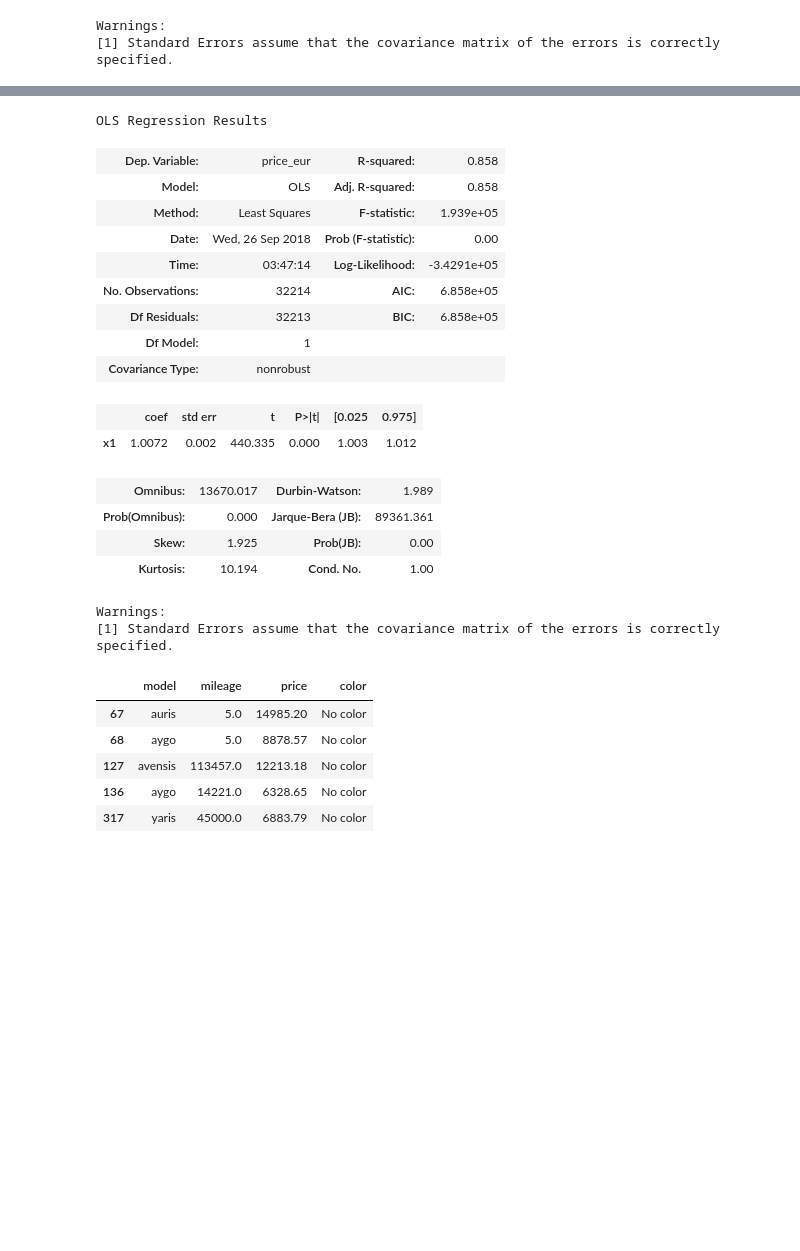
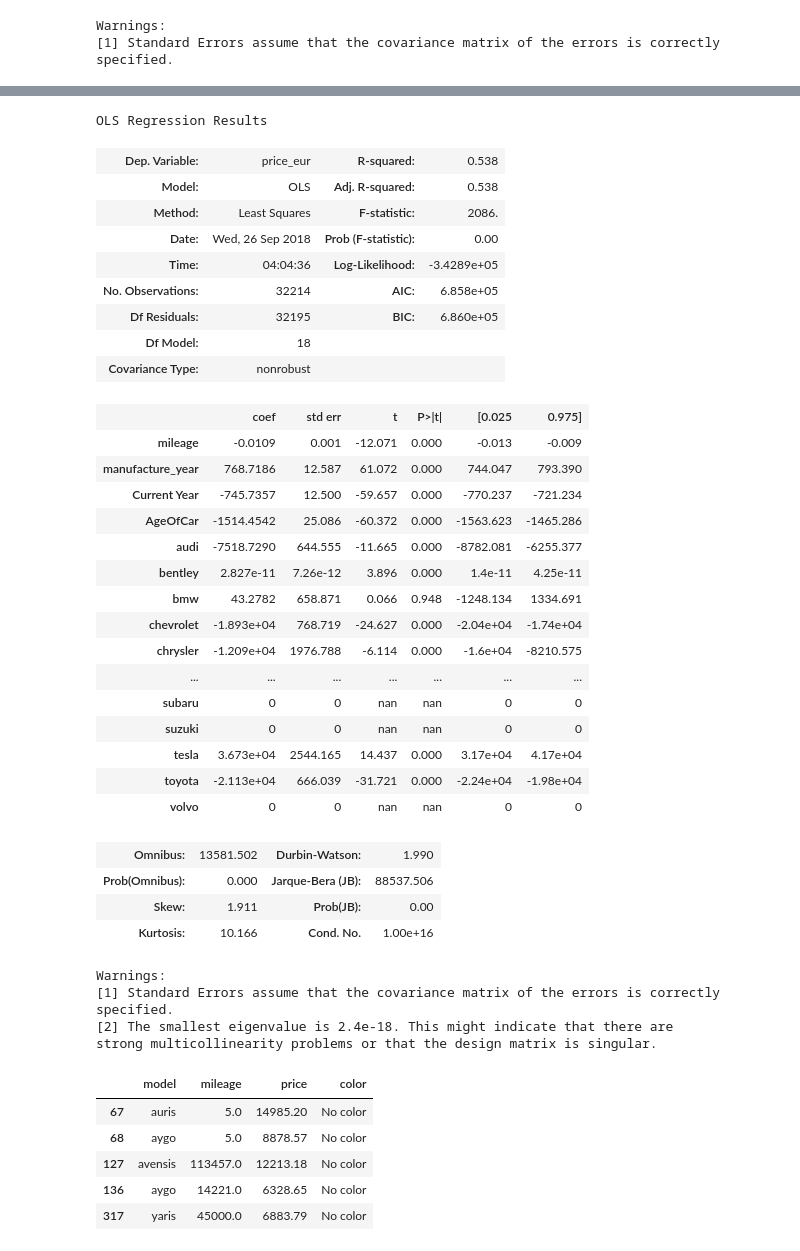
Before and after one commit to Supreethamg/CMPE257_ML, a Jupyter notebook: Linear Regression/cars_analysis_assignment_3.ipynb, the cells around one changed output, grey strips where cells are left out. Drawn from its saved outputs; the diff is of its cells as text; code cells hidden in the pictures; blank space fills up the shorter version.

```diff
--- a/Linear Regression/cars_analysis_assignment_3.ipynb
+++ b/Linear Regression/cars_analysis_assignment_3.ipynb
@@ -326,47 +326,63 @@ Warnings:
 #As we know, for a categorical ordered dataset, we cannot apply linear regression. In-order to bring in the featured variables
 #into linear regression analysis, we used one hot encoding.
 #One hot encoding is a technique where categorical variables are converted to a binary value matrix where
 #the occurrence of a value is represented by 1
 #Since, linear regression or machine learning techniques cannot work with categorical variable directly,
 #we need to use such a technique. Also bringing in categorical variables into our analysis may give us better prediction.
 
 one_hot_encode_make = pd.get_dummies(data1_subset_cleaned['maker'])
 data1_subset_cleaned_encoded = pd.concat([data1_subset_cleaned, one_hot_encode_make], axis=1)
 
 X_temp = data1_subset_cleaned_encoded.loc[:, data1_subset_cleaned_encoded.columns != 'price_eur']
 X_temp = X_temp.loc[:, X_temp.columns != 'fuel_type']
 X_temp = X_temp.loc[:, X_temp.columns != 'fuel_count']
 X_temp = X_temp.loc[:, X_temp.columns != 'maker']
 X_temp = X_temp.loc[:, X_temp.columns != 'model']
 
 X = X_temp
 Y = data1_subset_cleaned_encoded['price_eur']
 X_train, X_test, Y_train, Y_test  = train_test_split(X, Y , test_size = 0.3)
 lm.fit(X_train, Y_train)
 Y_pred = lm.predict(X_test)
 
-model = sm.OLS(Y_test,Y_pred)
+model = sm.OLS(Y_test,X_test)
 result = model.fit()
 result.summary()
 # %% [output]
 OLS Regression Results
-| Dep. Variable: | price_eur | R-squared: | 0.858 |
-| Model: | OLS | Adj. R-squared: | 0.858 |
-| Method: | Least Squares | F-statistic: | 1.939e+05 |
+| Dep. Variable: | price_eur | R-squared: | 0.538 |
+| Model: | OLS | Adj. R-squared: | 0.538 |
+| Method: | Least Squares | F-statistic: | 2086. |
 | Date: | Wed, 26 Sep 2018 | Prob (F-statistic): | 0.00 |
-| Time: | 03:47:14 | Log-Likelihood: | -3.4291e+05 |
+| Time: | 04:04:36 | Log-Likelihood: | -3.4289e+05 |
 | No. Observations: | 32214 | AIC: | 6.858e+05 |
-| Df Residuals: | 32213 | BIC: | 6.858e+05 |
-| Df Model: | 1 |  |  |
+| Df Residuals: | 32195 | BIC: | 6.860e+05 |
+| Df Model: | 18 |  |  |
 | Covariance Type: | nonrobust |  |  |
 |  | coef | std err | t | P>|t| | [0.025 | 0.975] |
-| x1 | 1.0072 | 0.002 | 440.335 | 0.000 | 1.003 | 1.012 |
+| mileage | -0.0109 | 0.001 | -12.071 | 0.000 | -0.013 | -0.009 |
+| manufacture_year | 768.7186 | 12.587 | 61.072 | 0.000 | 744.047 | 793.390 |
+| Current Year | -745.7357 | 12.500 | -59.657 | 0.000 | -770.237 | -721.234 |
+| AgeOfCar | -1514.4542 | 25.086 | -60.372 | 0.000 | -1563.623 | -1465.286 |
+| audi | -7518.7290 | 644.555 | -11.665 | 0.000 | -8782.081 | -6255.377 |
+| bentley | 2.827e-11 | 7.26e-12 | 3.896 | 0.000 | 1.4e-11 | 4.25e-11 |
+| bmw | 43.2782 | 658.871 | 0.066 | 0.948 | -1248.134 | 1334.691 |
+| chevrolet | -1.893e+04 | 768.719 | -24.627 | 0.000 | -2.04e+04 | -1.74e+04 |
+| chrysler | -1.209e+04 | 1976.788 | -6.114 | 0.000 | -1.6e+04 | -8210.575 |
+| ... | ... | ... | ... | ... | ... | ... |
+| subaru | 0 | 0 | nan | nan | 0 | 0 |
+| suzuki | 0 | 0 | nan | nan | 0 | 0 |
+| tesla | 3.673e+04 | 2544.165 | 14.437 | 0.000 | 3.17e+04 | 4.17e+04 |
+| toyota | -2.113e+04 | 666.039 | -31.721 | 0.000 | -2.24e+04 | -1.98e+04 |
+| volvo | 0 | 0 | nan | nan | 0 | 0 |
-| Omnibus: | 13670.017 | Durbin-Watson: | 1.989 |
-| Prob(Omnibus): | 0.000 | Jarque-Bera (JB): | 89361.361 |
-| Skew: | 1.925 | Prob(JB): | 0.00 |
-| Kurtosis: | 10.194 | Cond. No. | 1.00 |
+| Omnibus: | 13581.502 | Durbin-Watson: | 1.990 |
+| Prob(Omnibus): | 0.000 | Jarque-Bera (JB): | 88537.506 |
+| Skew: | 1.911 | Prob(JB): | 0.00 |
+| Kurtosis: | 10.166 | Cond. No. | 1.00e+16 |
 Warnings:
 [1] Standard Errors assume that the covariance matrix of the errors is correctly specified.
+[2] The smallest eigenvalue is 2.4e-18. This might indicate that there are
+strong multicollinearity problems or that the design matrix is singular.
 # %%
 #Extract only those rows where the make of the car is Toyota. The reason we filter is to combine this data with another dataset
 # bring in the column 'color' and see if there is any influence of color on prediction
```
Also changed, not shown: parts of 3 cells of this notebook.
